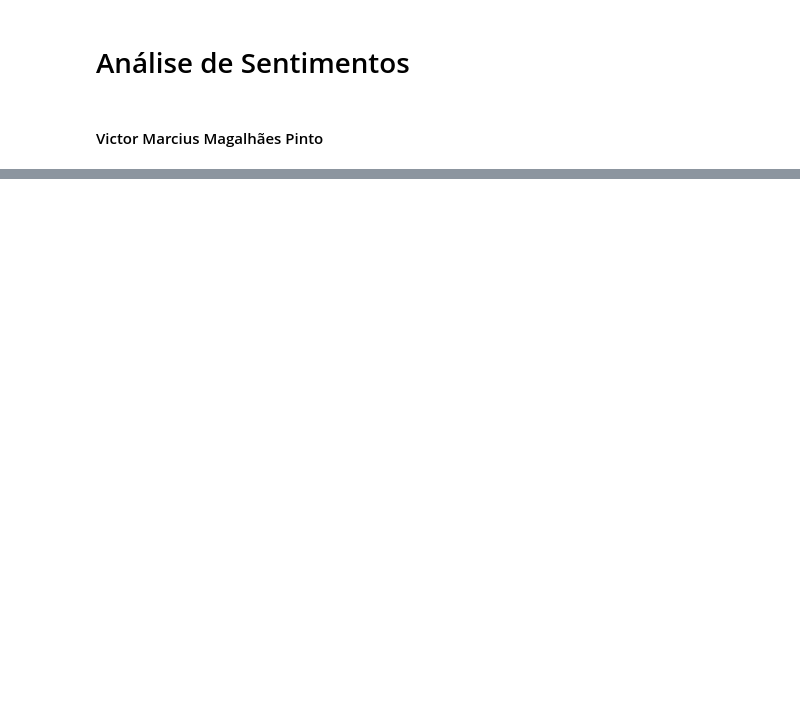
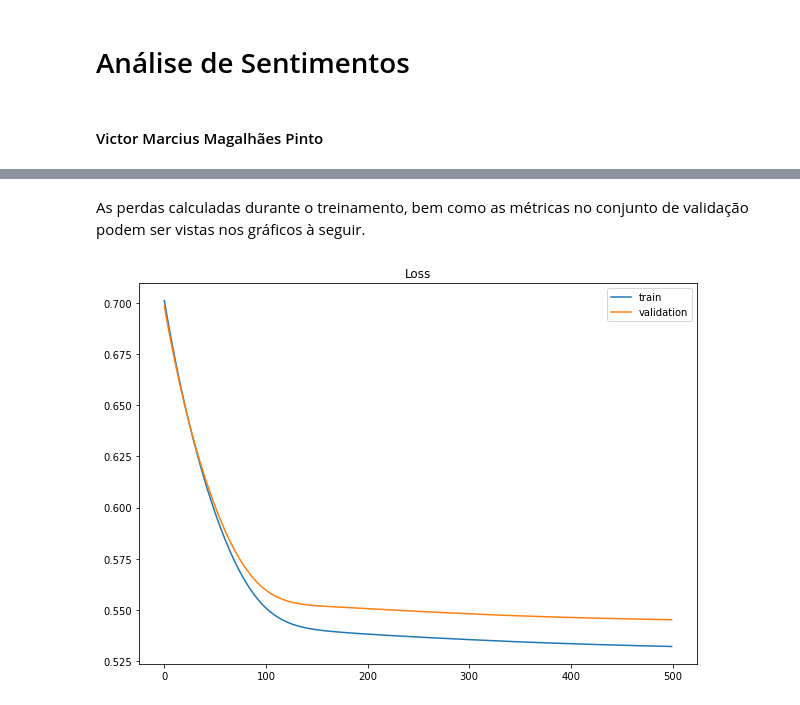
Before and after one commit to victormmp/sentiment_analyse, a Jupyter notebook: notebooks/exercicio_sentiment.ipynb, the cells around one changed output, grey strips where cells are left out. Saved outputs shown, nothing was run; the diff lists cells and outputs as text; code cells hidden in the pictures; blank space fills up the shorter version.

```diff
--- a/notebooks/exercicio_sentiment.ipynb
+++ b/notebooks/exercicio_sentiment.ipynb
@@ -34,0 +161,7 @@ with open('..\word_map.json', 'w') as fp:
+# %%
+click.echo(f"Normalizing data for neural network.")
+
+normalizer = Normalizer()
+
+X_train = normalizer.fit_transform(X_train)
+X_test = normalizer.transform(X_test)
@@ -34,0 +176,39 @@ with open('..\word_map.json', 'w') as fp:
+# %%
+click.echo(f"Building model")
+
+device = torch.device("cuda")
+
+model = MLP(n_components)
+model.to(device)
+optimizer = Adam(model.parameters(), lr=0.001)
+loss_function = nn.BCELoss()
+
+pipeline = Pipeline(epochs=500, validation_size=0.05)
+
+click.echo(f"Initiating training pipeline")
+
+X_train_torch = torch.from_numpy(X_train).float().to(device)
+y_train_torch = torch.from_numpy(y_train.to_numpy()).float().to(device)
+
+X_test_torch = torch.from_numpy(X_test).float().to(device)
+y_test_torch = torch.from_numpy(y_test.to_numpy()).float().to(device)
+
+pipeline.train(
+    model=model,
+    optimizer=optimizer,
+    loss_function=loss_function,
+    x_train=X_train_torch,
+    y_train=y_train_torch
+)
+# %% [markdown]
+As perdas calculadas durante o treinamento, bem como as métricas no conjunto de validação podem ser vistas nos gráficos à seguir.
+# %%
+fig, ax1 = plt.subplots(figsize=(10, 7))
+ax1.plot(pipeline.train_losses, label='train')
+ax1.plot(pipeline.validation_losses, label='validation')
+lines, labels = ax1.get_legend_handles_labels()
+ax1.legend(lines, labels, loc='best')
+ax1.set(title='Loss')
+plt.show()
+# %% [output]
+[figure, added]
```
Also changed, not shown: parts of 42 cells of this notebook, 4 other files.
